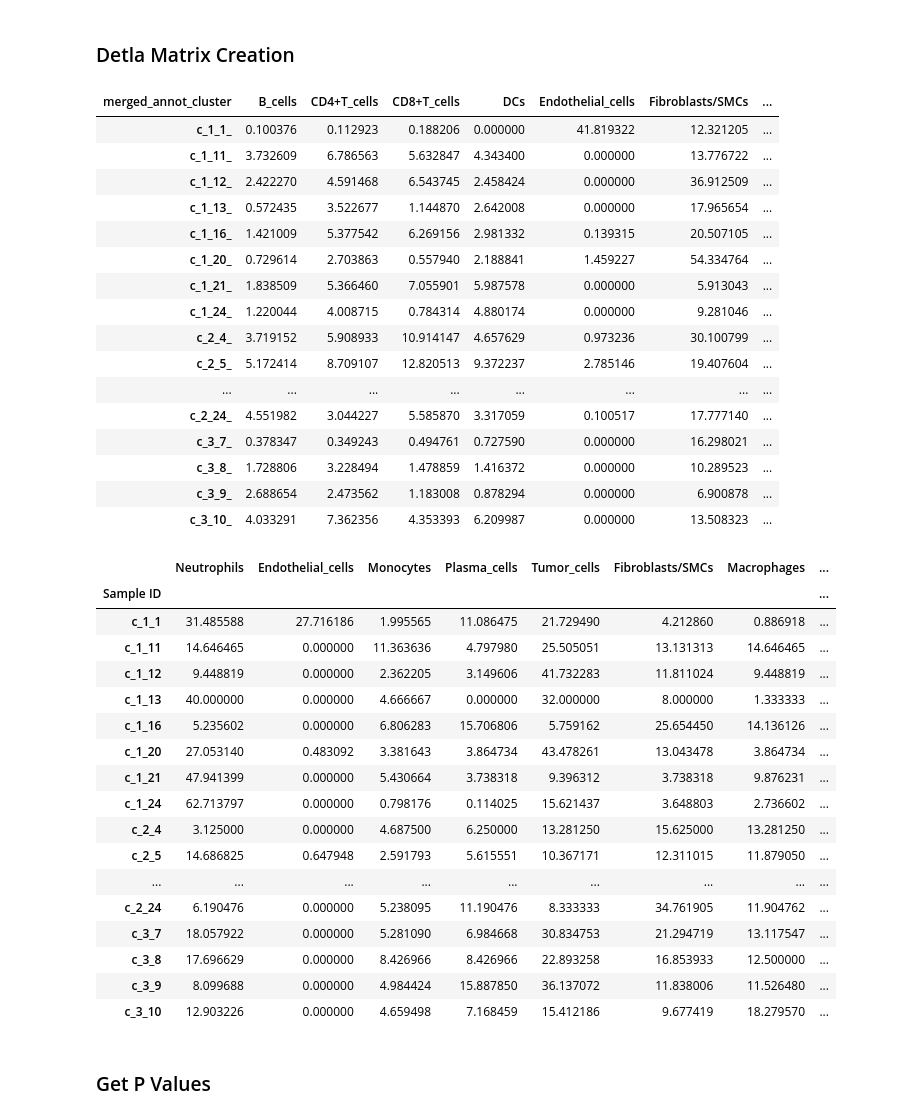
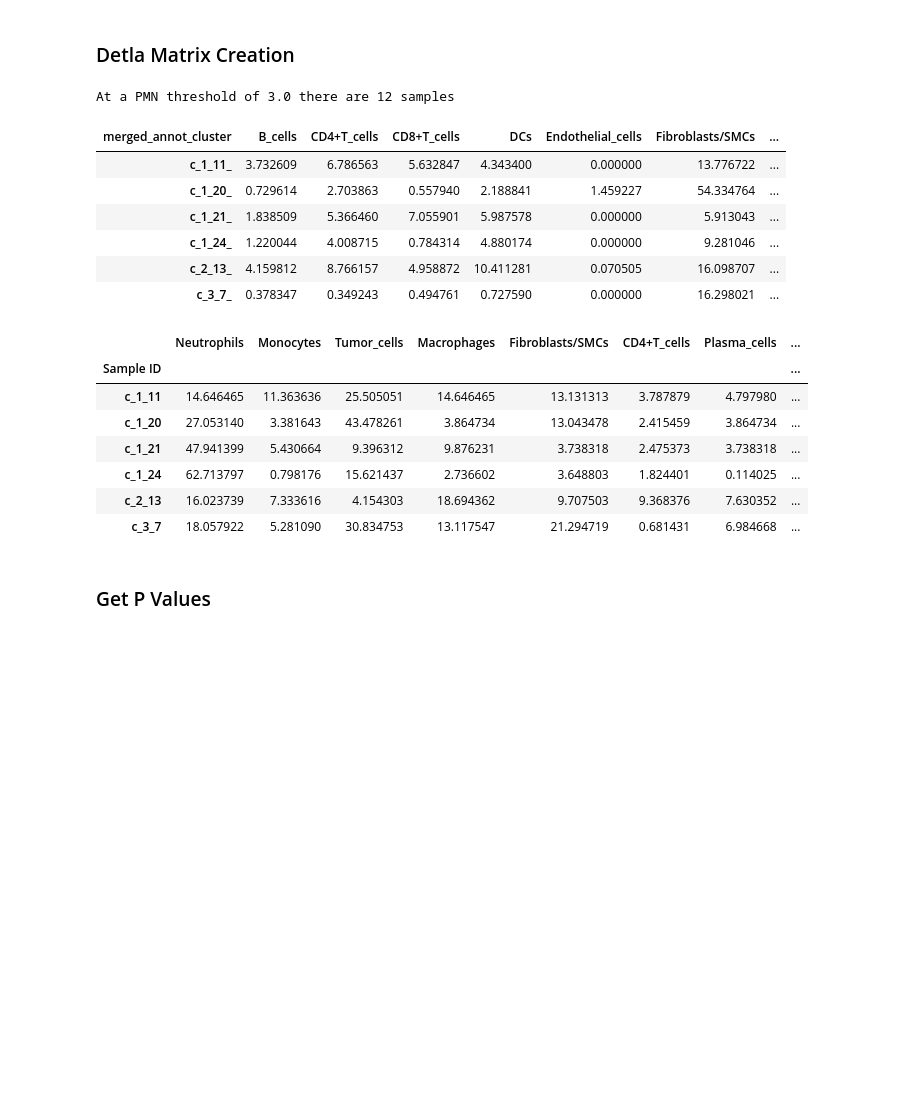
Before and after one commit to EDJohns/2025-Dinh-Lab-Research-Project, a Jupyter notebook: Shapiro 2025 Project/Python SquidPy/Statistical_Analysis.ipynb, the cells around one changed output. Drawn from its saved outputs; the diff is of its cells as text; code cells hidden in the pictures; blank space fills up the shorter version.

```diff
--- a/Shapiro 2025 Project/Python SquidPy/Statistical_Analysis.ipynb
+++ b/Shapiro 2025 Project/Python SquidPy/Statistical_Analysis.ipynb
@@ -7,16 +7,16 @@ import pandas as pd
 import numpy as np
 
 # Load files on Evan's Laptop
-expr_orig = pd.read_csv(r"C:\Users\evanj\OneDrive\Documents\expression.csv", index_col=0)
-expr=expr_orig.transpose()
-metadata = pd.read_csv(r"C:\Users\evanj\OneDrive\Documents\metadata.csv", index_col=0)
-umap = pd.read_csv(r"C:\Users\evanj\OneDrive\Documents\umap.csv", index_col=0)
+# expr_orig = pd.read_csv(r"C:\Users\evanj\OneDrive\Documents\expression.csv", index_col=0)
+# expr=expr_orig.transpose()
+# metadata = pd.read_csv(r"C:\Users\evanj\OneDrive\Documents\metadata.csv", index_col=0)
+# umap = pd.read_csv(r"C:\Users\evanj\OneDrive\Documents\umap.csv", index_col=0)
 
 #Load files on Lab computer
-# expr_orig = pd.read_csv(r"C:\Users\ejohns\Documents\Shapiro Data Files\expression.csv", index_col=0)
-# expr=expr_orig.transpose()
-# metadata = pd.read_csv(r"C:\Users\ejohns\Documents\Shapiro Data Files\metadata.csv", index_col=0)
-# umap = pd.read_csv(r"C:\Users\ejohns\Documents\Shapiro Data Files\umap.csv", index_col=0)
+expr_orig = pd.read_csv(r"C:\Users\ejohns\Documents\Shapiro Data Files\expression.csv", index_col=0)
+expr=expr_orig.transpose()
+metadata = pd.read_csv(r"C:\Users\ejohns\Documents\Shapiro Data Files\metadata.csv", index_col=0)
+umap = pd.read_csv(r"C:\Users\ejohns\Documents\Shapiro Data Files\umap.csv", index_col=0)
 
 # Create AnnData object
 adata = sc.AnnData(X=expr.values)
@@ -49,13 +49,17 @@ def create_neighborhood_matrix(adata,pmn_threshold,spatial_method,radius=15):
     # mininum number of pmn cells
     pmn_floor=pmn_threshold
     radius=radius # Radius in microns
+    sample_count=0 # Number of samples meeting threshold requirements
 
     for i in range(1, 4):
         for j in range(1, 26):
             sample_id = f"c_{i}_{j}_"
-            pmn_count = my_functions.pmn_counter(adata, sample_id)["PMN Count"]
+            pmn_count = my_functions.pmn_counter(adata, sample_id)["PMN decimal"]
             if pmn_count <= pmn_floor:
                 continue
+
+            # If passes the PMN threshold update the sample count
+            sample_count+=1
 
             # Get results from your function
             results = my_functions.average_cell_counts(adata, i, j, "radius", radius)
@@ -87,7 +91,8 @@ def create_neighborhood_matrix(adata,pmn_threshold,spatial_method,radius=15):
 
     return{
         "Responder Percentile Matrix":all_total_counts_R_percent,
-        "Non-Responder Percentile Matrix":all_total_counts_NR_percent
+        "Non-Responder Percentile Matrix":all_total_counts_NR_percent,
+        "Number of Samples": sample_count
     }
 
 def get_cell_type_percentages(adata,pmn_threshold):
@@ -108,7 +113,7 @@ def get_cell_type_percentages(adata,pmn_threshold):
 
             #Set sample Id in format
             sample_id=f"c_{i}_{j}_"
-            pmn_count = my_functions.pmn_counter(adata, sample_id)["PMN Count"]
+            pmn_count = my_functions.pmn_counter(adata, sample_id)["PMN decimal"]
             # Pmn floor is typically 25
             if pmn_count <= pmn_floor:
                 continue
@@ -141,7 +146,7 @@ def get_cell_type_percentages(adata,pmn_threshold):
 import my_functions
 import pandas as pd
 
-pmn_threshold=25
+pmn_threshold=0.03
 radius_um=15
 
 # Call Functions
@@ -153,6 +158,7 @@ overall_cell_types_R=overall_cell_types["R Percentage"]
 overall_cell_types_NR=overall_cell_types["NR Percentage"]
 neighborhood_matrix_R=neighborhood_matrix["Responder Percentile Matrix"]
 neighborhood_matrix_NR=neighborhood_matrix["Non-Responder Percentile Matrix"]
+print(f"At a PMN threshold of {pmn_threshold*100} there are {neighborhood_matrix["Number of Samples"]} samples")
 
 display(overall_cell_types_R)
 display(neighborhood_matrix_R)
@@ -170,62 +176,44 @@ overall_cell_types_NR.index = overall_cell_types_NR.index.str.rstrip('_')
 diff_responder=neighborhood_matrix_R-overall_cell_types_R
 diff_non_responder=neighborhood_matrix_NR-overall_cell_types_NR
 
 # Calculate the average across rows (column-wise mean)
 average_row_r = pd.DataFrame([diff_responder.mean()], index=["Average"])
 average_row_nr = pd.DataFrame([diff_non_responder.mean()], index=["Average"])
 
+
 # Append it to the original DataFrame
 diff_responder_with_avg = pd.concat([diff_responder, average_row_r])
 diff_non_responder_with_avg = pd.concat([diff_non_responder, average_row_nr])
 
 # Combine responder and non-responder groups
 delta_neighborhood_percent_R = diff_responder_with_avg.copy()
 delta_neighborhood_percent_NR = diff_non_responder_with_avg.copy()
 
 # Preserve index as 'sample' for identification
 delta_neighborhood_percent_R['sample'] = delta_neighborhood_percent_R.index
 delta_neighborhood_percent_NR['sample'] = delta_neighborhood_percent_NR.index
 
 delta_neighborhood_percent_R['response'] = 'R'
 delta_neighborhood_percent_NR['response'] = 'NR'
 
 delta_full_neighboor_matrix = pd.concat([delta_neighborhood_percent_R, delta_neighborhood_percent_NR])
 # %% [output]
+At a PMN threshold of 3.0 there are 12 samples
 | merged_annot_cluster | B_cells | CD4+T_cells | CD8+T_cells | DCs | Endothelial_cells | Fibroblasts/SMCs | ... |
-| c_1_1_ | 0.100376 | 0.112923 | 0.188206 | 0.000000 | 41.819322 | 12.321205 | ... |
 | c_1_11_ | 3.732609 | 6.786563 | 5.632847 | 4.343400 | 0.000000 | 13.776722 | ... |
-| c_1_12_ | 2.422270 | 4.591468 | 6.543745 | 2.458424 | 0.000000 | 36.912509 | ... |
-| c_1_13_ | 0.572435 | 3.522677 | 1.144870 | 2.642008 | 0.000000 | 17.965654 | ... |
-| c_1_16_ | 1.421009 | 5.377542 | 6.269156 | 2.981332 | 0.139315 | 20.507105 | ... |
 | c_1_20_ | 0.729614 | 2.703863 | 0.557940 | 2.188841 | 1.459227 | 54.334764 | ... |
 | c_1_21_ | 1.838509 | 5.366460 | 7.055901 | 5.987578 | 0.000000 | 5.913043 | ... |
 | c_1_24_ | 1.220044 | 4.008715 | 0.784314 | 4.880174 | 0.000000 | 9.281046 | ... |
-| c_2_4_ | 3.719152 | 5.908933 | 10.914147 | 4.657629 | 0.973236 | 30.100799 | ... |
-| c_2_5_ | 5.172414 | 8.709107 | 12.820513 | 9.372237 | 2.785146 | 19.407604 | ... |
-| ... | ... | ... | ... | ... | ... | ... | ... |
-| c_2_24_ | 4.551982 | 3.044227 | 5.585870 | 3.317059 | 0.100517 | 17.777140 | ... |
+| c_2_13_ | 4.159812 | 8.766157 | 4.958872 | 10.411281 | 0.070505 | 16.098707 | ... |
 | c_3_7_ | 0.378347 | 0.349243 | 0.494761 | 0.727590 | 0.000000 | 16.298021 | ... |
-| c_3_8_ | 1.728806 | 3.228494 | 1.478859 | 1.416372 | 0.000000 | 10.289523 | ... |
-| c_3_9_ | 2.688654 | 2.473562 | 1.183008 | 0.878294 | 0.000000 | 6.900878 | ... |
-| c_3_10_ | 4.033291 | 7.362356 | 4.353393 | 6.209987 | 0.000000 | 13.508323 | ... |
-|  | Neutrophils | Endothelial_cells | Monocytes | Plasma_cells | Tumor_cells | Fibroblasts/SMCs | Macrophages | ... |
+|  | Neutrophils | Monocytes | Tumor_cells | Macrophages | Fibroblasts/SMCs | CD4+T_cells | Plasma_cells | ... |
 | Sample ID |  |  |  |  |  |  |  | ... |
-| c_1_1 | 31.485588 | 27.716186 | 1.995565 | 11.086475 | 21.729490 | 4.212860 | 0.886918 | ... |
-| c_1_11 | 14.646465 | 0.000000 | 11.363636 | 4.797980 | 25.505051 | 13.131313 | 14.646465 | ... |
-| c_1_12 | 9.448819 | 0.000000 | 2.362205 | 3.149606 | 41.732283 | 11.811024 | 9.448819 | ... |
-| c_1_13 | 40.000000 | 0.000000 | 4.666667 | 0.000000 | 32.000000 | 8.000000 | 1.333333 | ... |
-| c_1_16 | 5.235602 | 0.000000 | 6.806283 | 15.706806 | 5.759162 | 25.654450 | 14.136126 | ... |
-| c_1_20 | 27.053140 | 0.483092 | 3.381643 | 3.864734 | 43.478261 | 13.043478 | 3.864734 | ... |
-| c_1_21 | 47.941399 | 0.000000 | 5.430664 | 3.738318 | 9.396312 | 3.738318 | 9.876231 | ... |
-| c_1_24 | 62.713797 | 0.000000 | 0.798176 | 0.114025 | 15.621437 | 3.648803 | 2.736602 | ... |
-| c_2_4 | 3.125000 | 0.000000 | 4.687500 | 6.250000 | 13.281250 | 15.625000 | 13.281250 | ... |
-| c_2_5 | 14.686825 | 0.647948 | 2.591793 | 5.615551 | 10.367171 | 12.311015 | 11.879050 | ... |
-| ... | ... | ... | ... | ... | ... | ... | ... | ... |
-| c_2_24 | 6.190476 | 0.000000 | 5.238095 | 11.190476 | 8.333333 | 34.761905 | 11.904762 | ... |
-| c_3_7 | 18.057922 | 0.000000 | 5.281090 | 6.984668 | 30.834753 | 21.294719 | 13.117547 | ... |
-| c_3_8 | 17.696629 | 0.000000 | 8.426966 | 8.426966 | 22.893258 | 16.853933 | 12.500000 | ... |
-| c_3_9 | 8.099688 | 0.000000 | 4.984424 | 15.887850 | 36.137072 | 11.838006 | 11.526480 | ... |
-| c_3_10 | 12.903226 | 0.000000 | 4.659498 | 7.168459 | 15.412186 | 9.677419 | 18.279570 | ... |
+| c_1_11 | 14.646465 | 11.363636 | 25.505051 | 14.646465 | 13.131313 | 3.787879 | 4.797980 | ... |
+| c_1_20 | 27.053140 | 3.381643 | 43.478261 | 3.864734 | 13.043478 | 2.415459 | 3.864734 | ... |
+| c_1_21 | 47.941399 | 5.430664 | 9.396312 | 9.876231 | 3.738318 | 2.475373 | 3.738318 | ... |
+| c_1_24 | 62.713797 | 0.798176 | 15.621437 | 2.736602 | 3.648803 | 1.824401 | 0.114025 | ... |
+| c_2_13 | 16.023739 | 7.333616 | 4.154303 | 18.694362 | 9.707503 | 9.368376 | 7.630352 | ... |
+| c_3_7 | 18.057922 | 5.281090 | 30.834753 | 13.117547 | 21.294719 | 0.681431 | 6.984668 | ... |
 # %% [markdown]
 ### Get P Values
 # %%
```
Also changed, not shown: parts of 1 cell of this notebook, 10 other files.
